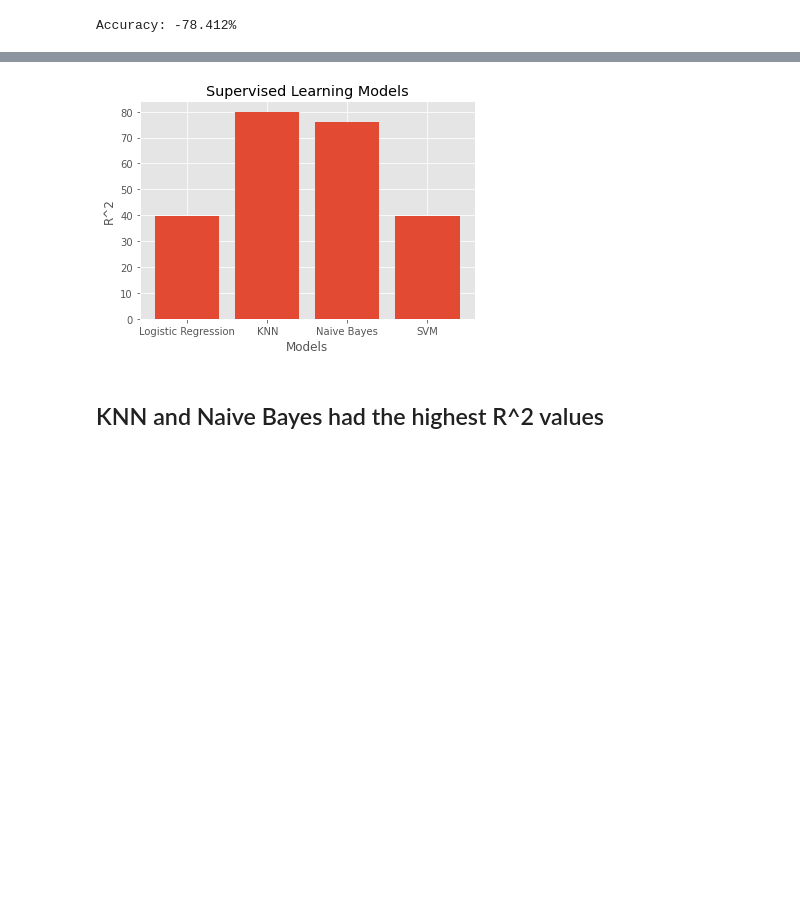
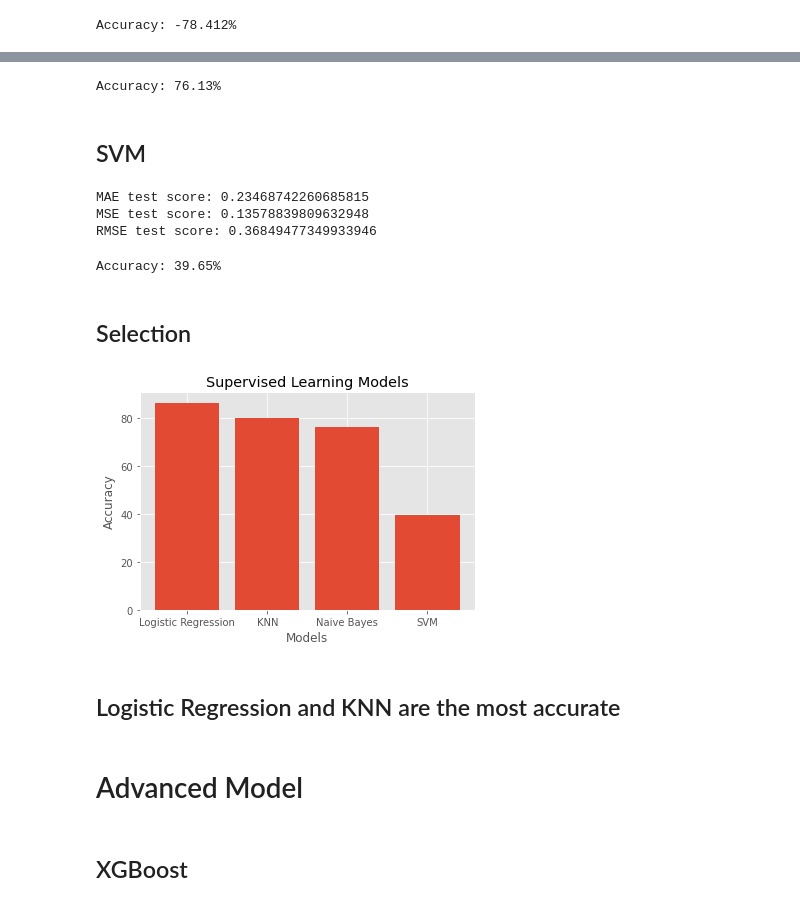
Before and after one commit to vkoli/cs675-titanic-project, a Jupyter notebook: Model Selection.ipynb, the cells around one changed output, grey strips where cells are left out. Cells and saved outputs as stored; diff of their text form; code cells hidden in the pictures; blank space fills up the shorter version.

```diff
--- a/Model Selection.ipynb
+++ b/Model Selection.ipynb
@@ -392,13 +444,44 @@ Accuracy: -78.412%
+# %%
+nb_acc = nb.score(X_test, y_test)
+print("Accuracy: %.2f%%" % (nb_acc*100.0))
+# %% [output]
+Accuracy: 76.13%
+# %% [markdown]
+## SVM
+# %%
+svr = SVR(kernel = 'poly', C = 0.1, gamma = 1)
+svr.fit(X_train, y_train)
+
+svr_pred = svr.predict(X_test)
+
+print("MAE test score:", mean_absolute_error(y_test, svr_pred))
+print("MSE test score:", mean_squared_error(y_test, svr_pred))
+print("RMSE test score:", sqrt(mean_squared_error(y_test, svr_pred)))
+# %% [output]
+MAE test score: 0.23468742260685815
+MSE test score: 0.13578839809632948
+RMSE test score: 0.36849477349933946
+# %%
+svr_acc = svr.score(X_test, y_test)
+print("Accuracy: %.2f%%" % (svr_acc*100.0))
+# %% [output]
+Accuracy: 39.65%
+# %% [markdown]
+## Selection
 # %%
 model = ['Logistic Regression', 'KNN', 'Naive Bayes', 'SVM']
-acc = [39.79, 80.0, 76.13, 39.654]
+acc = [86.45, 80.0, 76.13, 39.65]
 
 plt.bar(model, acc)
 plt.title('Supervised Learning Models')
 plt.xlabel('Models')
-plt.ylabel('R^2')
+plt.ylabel('Accuracy')
 plt.show()
 # %% [output]
-[figure, old version]
+[figure, new version]
 # %% [markdown]
-## KNN and Naive Bayes had the highest R^2 values
+## Logistic Regression and KNN are the most accurate
+# %% [markdown]
+# Advanced Model
+# %% [markdown]
+## XGBoost
```
Also changed, not shown: parts of 13 cells of this notebook.
